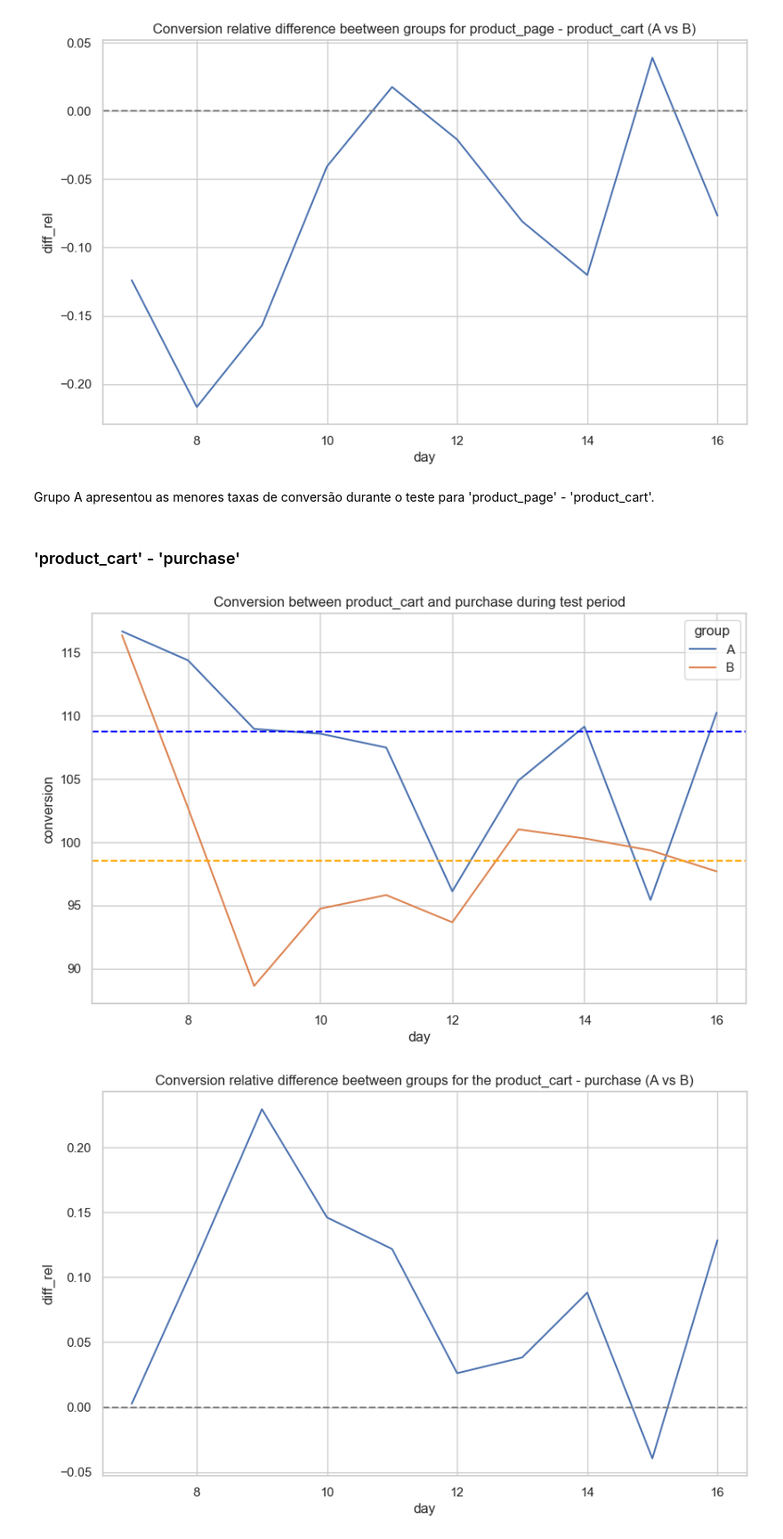
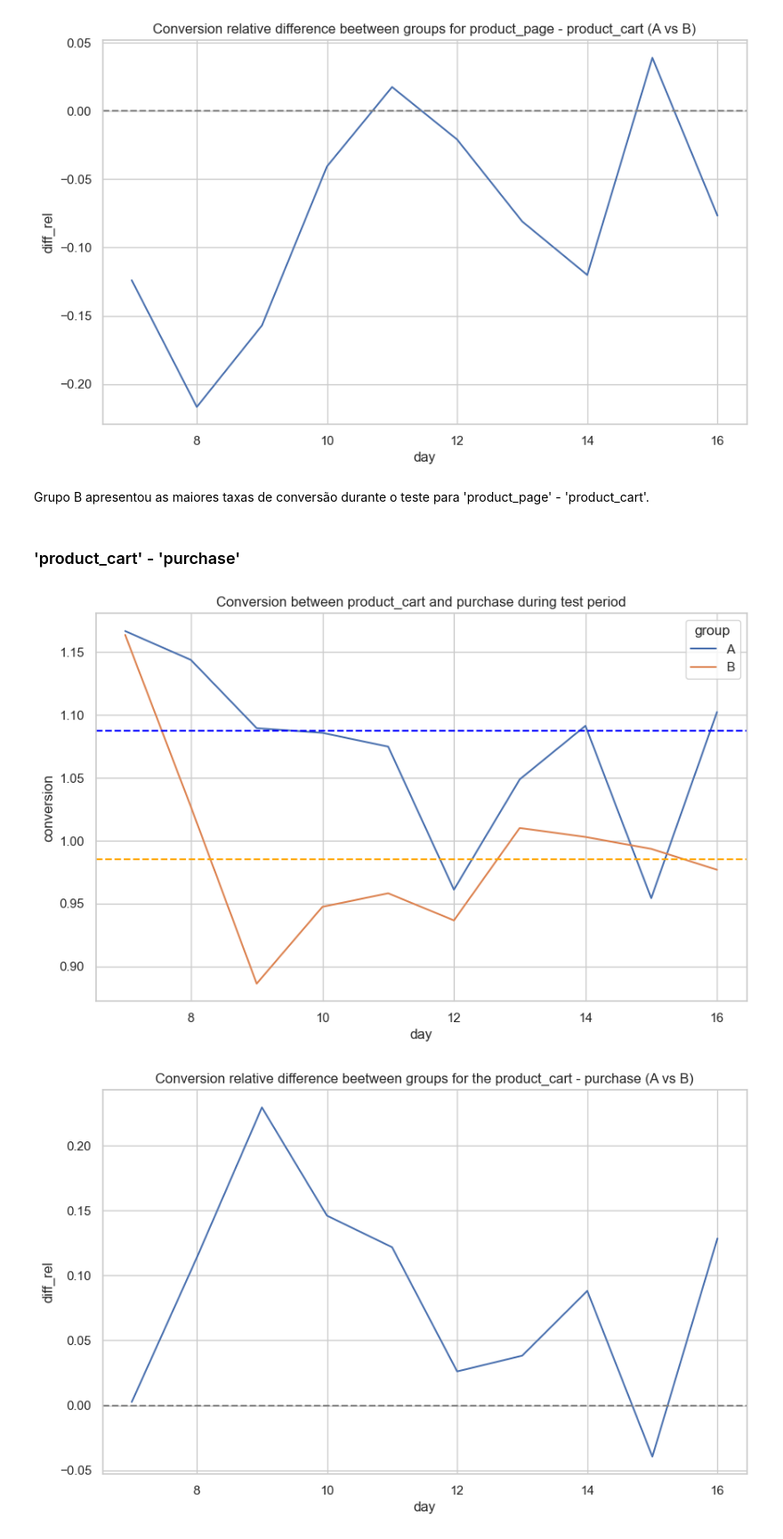
Before and after one commit to rodriguesbrian/tt14_call_center_project, a Jupyter notebook: notebooks/ab_test_analysis.ipynb, the cells around one changed output. Shown at 89% size. Saved outputs shown, nothing was run; the diff lists cells and outputs as text; code cells hidden in the pictures.

```diff
--- a/notebooks/ab_test_analysis.ipynb
+++ b/notebooks/ab_test_analysis.ipynb
@@ -446,3 +421,12 @@ conversions = login.merge(product_page, on=['day', 'group'], how='left')
 # %%
 # criação coluna conversão
-conversions['conversion_1'] = (conversions['product_page'] / conversions['login']) * 100
+agg_conv['conv_page'] = agg_conv['product_page'] / agg_conv['login']
+# %%
+# criação coluna conversão
+agg_conv['conv_cart'] = agg_conv['product_cart'] / agg_conv['product_page']
+# %%
+# criação coluna conversão
+agg_conv['conv_purchase'] = agg_conv['purchase'] / agg_conv['product_cart']
+# %%
+# criação coluna conversão login - purchase
+agg_conv['conv_total'] = agg_conv['purchase'] / agg_conv['login']
@@ -514,6 +491,6 @@ plt.show()
 # %% [output]
 [figure]
 # %% [markdown]
-Grupo A apresentou as menores taxas de conversão durante o teste para 'product_page' - 'product_cart'.
+Grupo B apresentou as maiores taxas de conversão durante o teste para 'product_page' - 'product_cart'.
 # %% [markdown]
 ### 'product_cart' - 'purchase'
@@ -529,12 +497,12 @@ conversions['conversion_3'] = (conversions['purchase'] / conversions['product_ca
 # %%
 # criação gráfico
-sns.lineplot(data=conversions, x='day', y='conversion_3', hue='group')
+sns.lineplot(data=agg_conv, x='day', y='conv_purchase', hue='group')
 plt.title('Conversion between product_cart and purchase during test period')
 plt.ylabel('conversion')
-plt.axhline(y=conversions[conversions['group'] == 'A']['conversion_3'].median(), color='blue', linestyle='--')
-plt.axhline(y=conversions[conversions['group'] == 'B']['conversion_3'].median(), color='orange', linestyle='--')
+plt.axhline(y=agg_conv[agg_conv['group'] == 'A']['conv_purchase'].median(), color='blue', linestyle='--')
+plt.axhline(y=agg_conv[agg_conv['group'] == 'B']['conv_purchase'].median(), color='orange', linestyle='--')
 plt.show()
 # %% [output]
-[figure, old version]
+[figure, new version]
 # %%
 # criação tabela dinâmica
```
Also changed, not shown: parts of 74 cells of this notebook.
